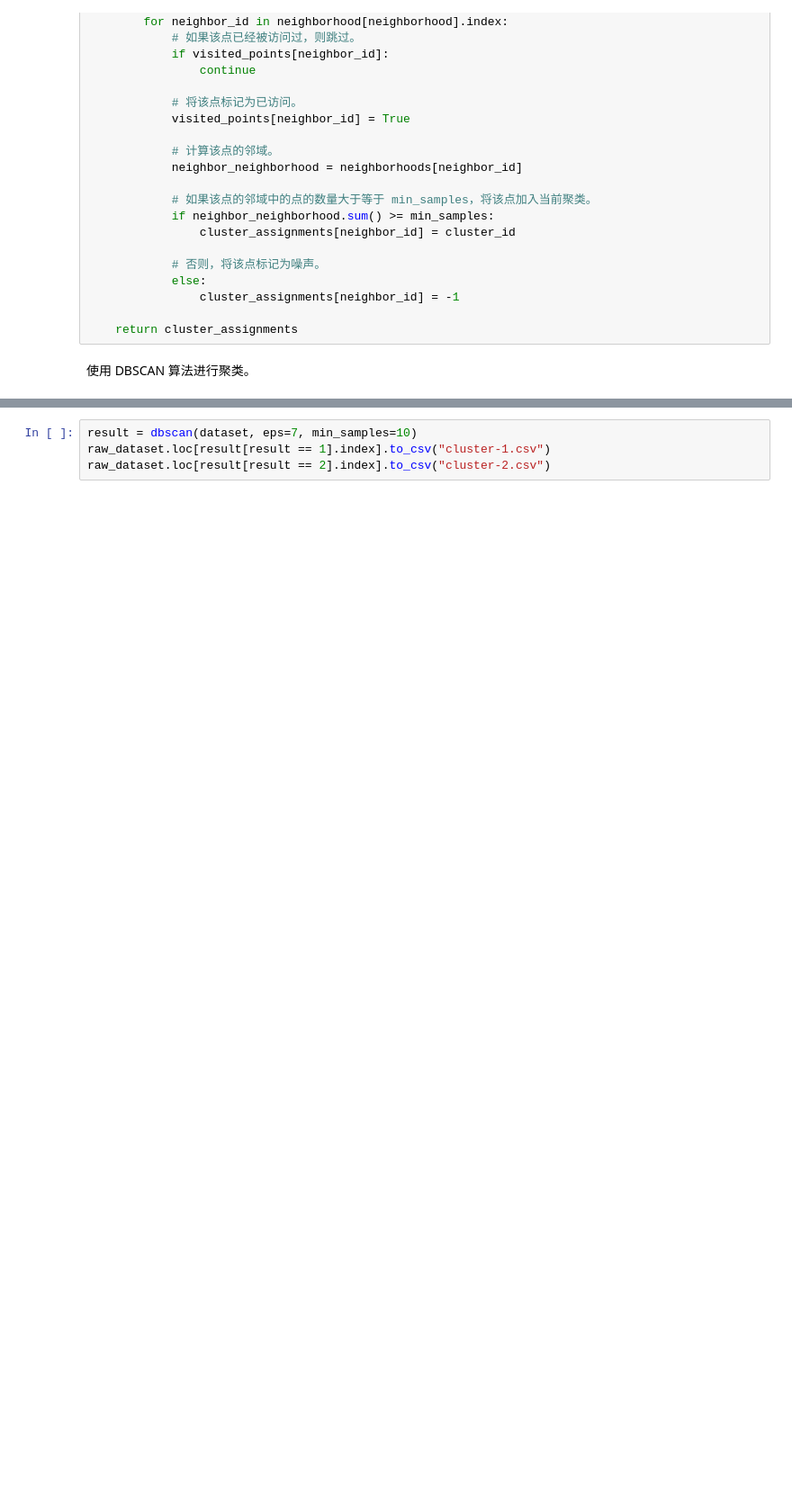
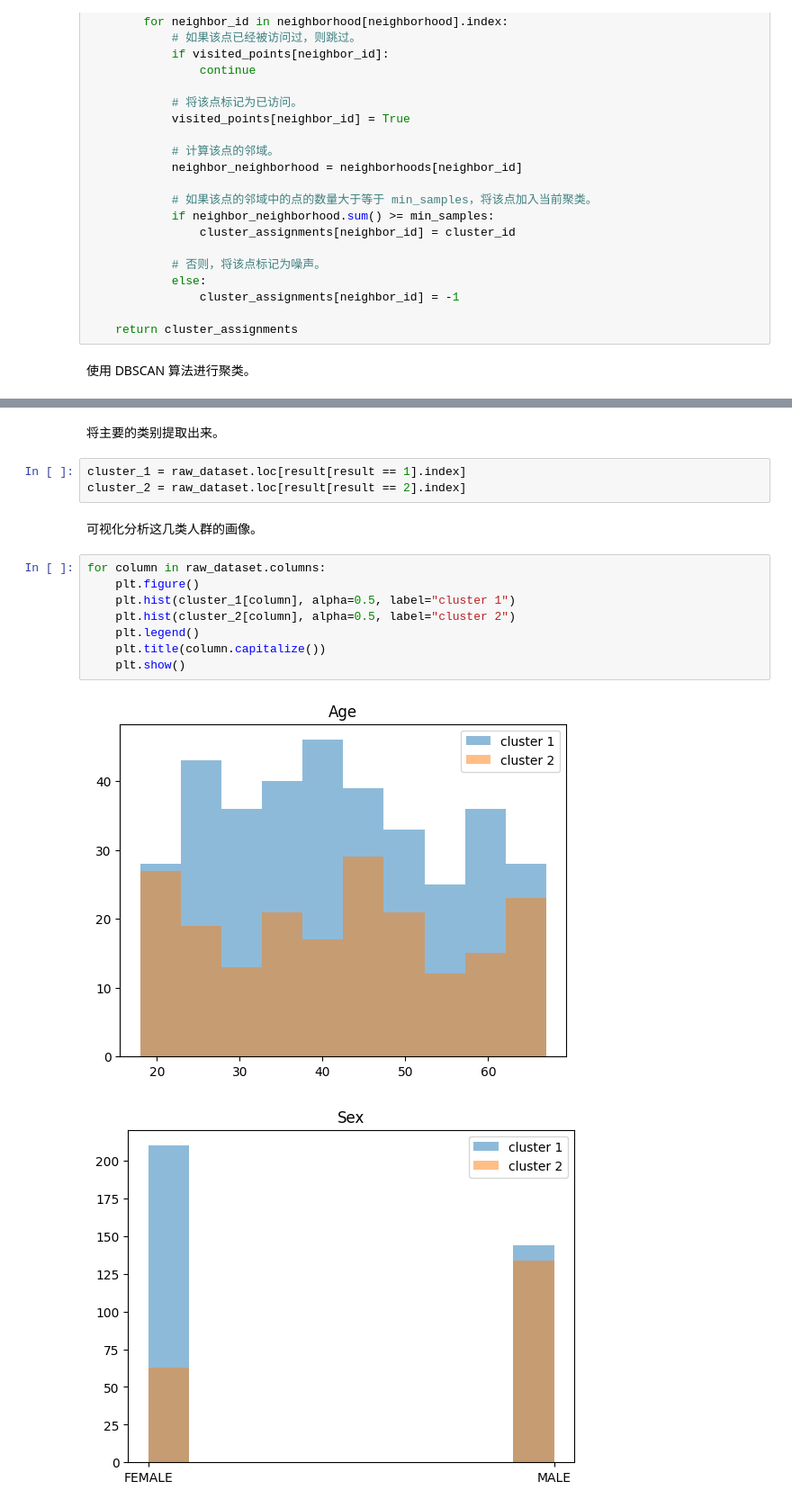
Before and after one commit to mrcaidev/comprehensive-curriculum-design-of-data-analysis, a Jupyter notebook: clustering/main.ipynb, the cells around one changed output, grey strips where cells are left out. Shown at 90% size. Cells and saved outputs as stored; diff of their text form; blank space fills up the shorter version.

Commit message:
feat: visualize clusters

```diff
--- a/clustering/main.ipynb
+++ b/clustering/main.ipynb
@@ -106,4 +118,18 @@ def dbscan(dataset: pd.DataFrame, eps: float = 10, min_samples: int = 3):
+# %% [markdown]
+将主要的类别提取出来。
 # %%
-result = dbscan(dataset, eps=7, min_samples=10)
-raw_dataset.loc[result[result == 1].index].to_csv("cluster-1.csv")
-raw_dataset.loc[result[result == 2].index].to_csv("cluster-2.csv")
+cluster_1 = raw_dataset.loc[result[result == 1].index]
+cluster_2 = raw_dataset.loc[result[result == 2].index]
+# %% [markdown]
+可视化分析这几类人群的画像。
+# %%
+for column in raw_dataset.columns:
+    plt.figure()
+    plt.hist(cluster_1[column], alpha=0.5, label="cluster 1")
+    plt.hist(cluster_2[column], alpha=0.5, label="cluster 2")
+    plt.legend()
+    plt.title(column.capitalize())
+    plt.show()
+# %% [output]
+[figure, added]
+[figure, added]
```
Also changed, not shown: parts of 3 cells of this notebook.
